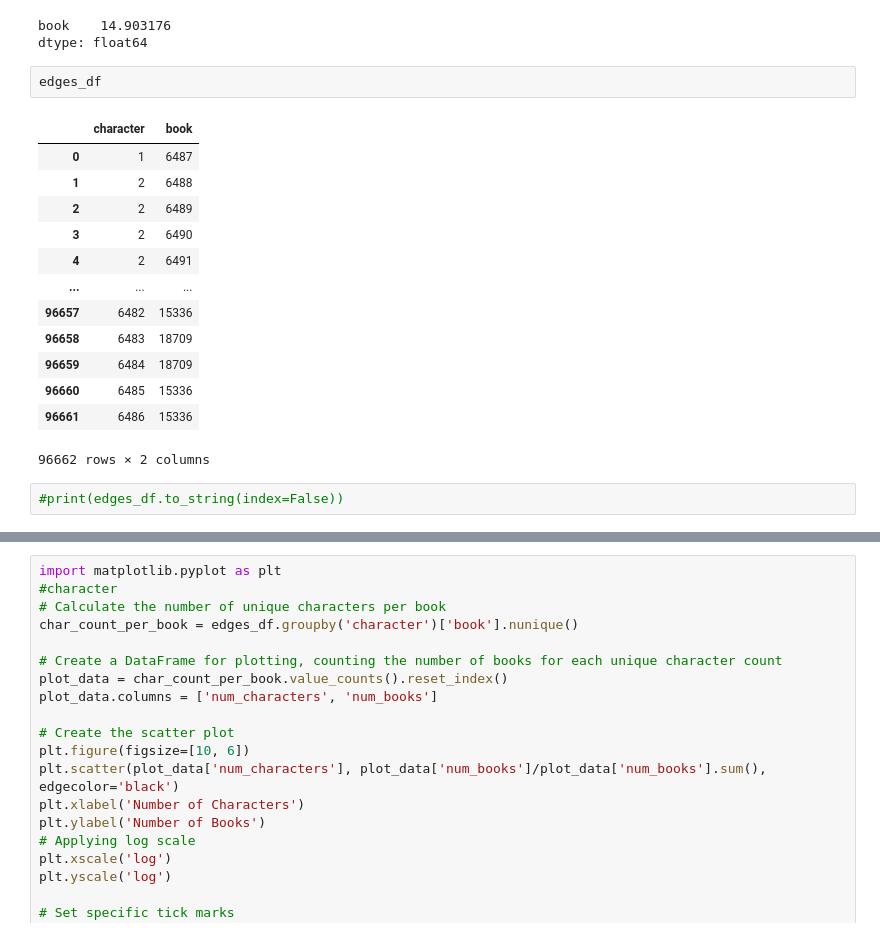
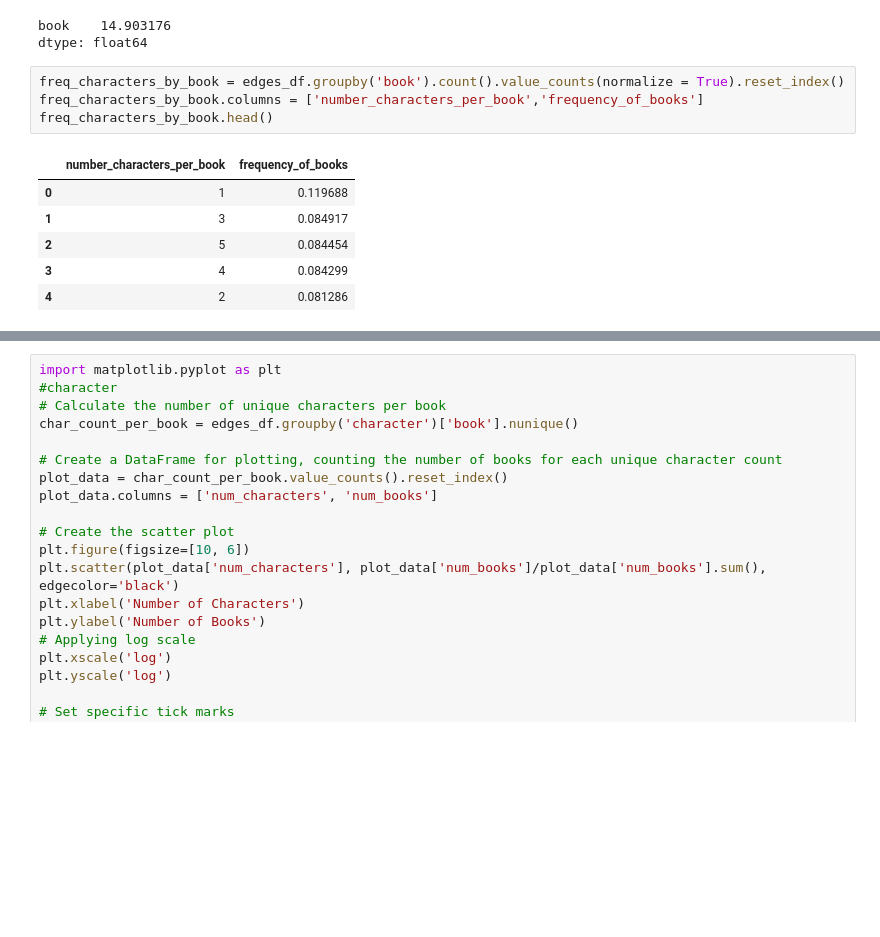
Before and after one commit to alejomaar/Network-Science-for-Data-Analytics, a Jupyter notebook: mini_project/notebook.ipynb, the cells around one changed output, grey strips where cells are left out. Cells and saved outputs as stored; diff of their text form; blank space fills up the shorter version.

```diff
--- a/mini_project/notebook.ipynb
+++ b/mini_project/notebook.ipynb
@@ -86,23 +86,16 @@ edges_df.groupby('character').count().mean()
 # %% [output]
 book    14.903176
 dtype: float64
-# %%
-edges_df
-# %% [output]
-|  | character | book |
-| 0 | 1 | 6487 |
-| 1 | 2 | 6488 |
-| 2 | 2 | 6489 |
-| 3 | 2 | 6490 |
-| 4 | 2 | 6491 |
-| ... | ... | ... |
-| 96657 | 6482 | 15336 |
-| 96658 | 6483 | 18709 |
-| 96659 | 6484 | 18709 |
-| 96660 | 6485 | 15336 |
-| 96661 | 6486 | 15336 |
-96662 rows × 2 columns
-# %%
-#print(edges_df.to_string(index=False))
+# %%
+freq_characters_by_book = edges_df.groupby('book').count().value_counts(normalize = True).reset_index()
+freq_characters_by_book.columns = ['number_characters_per_book','frequency_of_books']
+freq_characters_by_book.head()
+# %% [output]
+|  | number_characters_per_book | frequency_of_books |
+| 0 | 1 | 0.119688 |
+| 1 | 3 | 0.084917 |
+| 2 | 5 | 0.084454 |
+| 3 | 4 | 0.084299 |
+| 4 | 2 | 0.081286 |
 # %%
 import matplotlib.pyplot as plt
```
Also changed, not shown: parts of 1 cell of this notebook.
